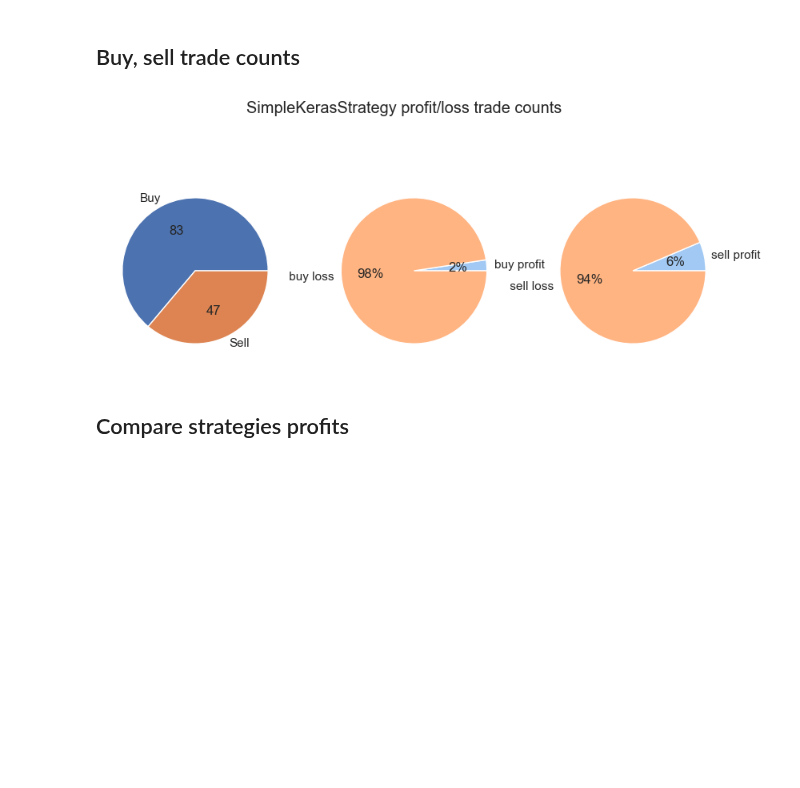
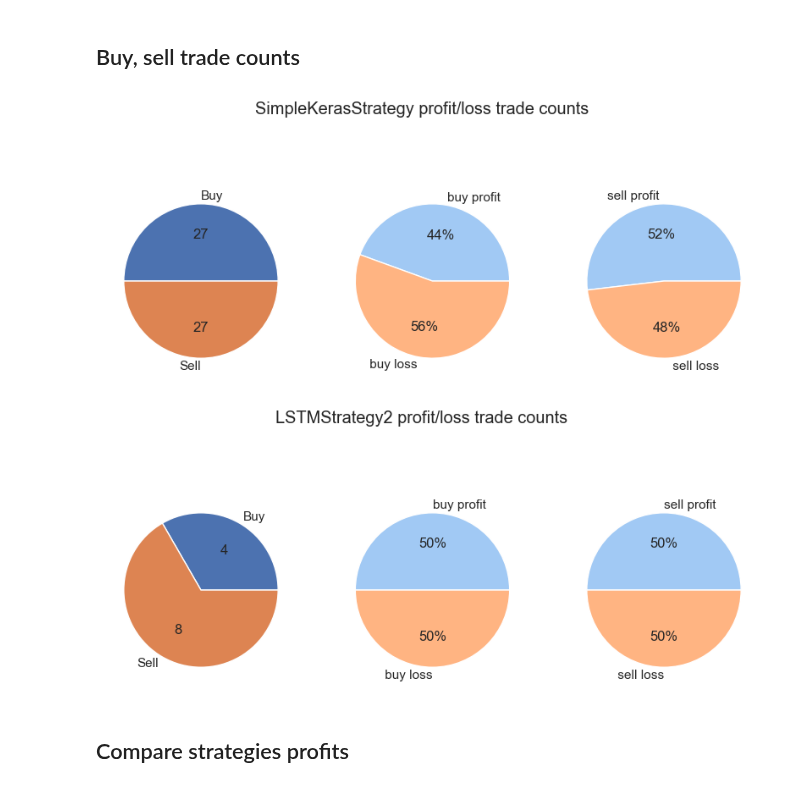
Before and after one commit to DmitryPukhov/pytrade2, a Jupyter notebook: analysis/Compare strategies.ipynb, the cells around one changed output. Saved outputs shown, nothing was run; the diff lists cells and outputs as text; code cells hidden in the pictures; blank space fills up the shorter version.

```diff
--- a/analysis/Compare strategies.ipynb
+++ b/analysis/Compare strategies.ipynb
@@ -16,8 +16,8 @@ pd.set_option('max_colwidth', None)
 Download the data from cloud, read strategies databases for analysis
 # %%
 plot_figsize=(10,5)
-strategies=["SimpleKerasStrategy", "LSTMStrategy", "LSTMStrategy2"]
-strategies=["SimpleKerasStrategy"]
+#strategies=["SimpleKerasStrategy", "LSTMStrategy", "LSTMStrategy2"]
+strategies=["SimpleKerasStrategy", "LSTMStrategy2"]
 # %%
 import os
 from datetime import datetime
@@ -60,7 +60,8 @@ def get_balance(strategy: str):
 def get_trades(strategy: str):
     """ Read strategy trades from related sqlite3 database"""
     data_dir=f"../data/yandex-cloud"
-    fee=0.0012
+    fee=0.000102
+    quantity_coeff=0.001
 
     db_path=f"{data_dir}/{strategy}/{strategy}.db"
     print(f"Get {strategy} trades from {db_path}")
@@ -69,10 +70,10 @@ def get_trades(strategy: str):
         trades=pd.read_sql_query("SELECT * FROM trade ORDER BY open_time",conn,
                                  parse_dates=["open_time", "close_time"])#.set_index("open_time", drop=False)
     trades["profit"] = np.where(trades["side"] == "BUY",
-                                (trades["close_price"]-trades["open_price"])*trades["quantity"],
-                                (trades["open_price"]-trades["close_price"])*trades["quantity"],
+                                (trades["close_price"]-trades["open_price"])*trades["quantity"]*quantity_coeff,
+                                (trades["open_price"]-trades["close_price"])*trades["quantity"]*quantity_coeff,
                                )
-    trades["profit"] = trades["profit"] - fee*(trades["open_price"] + trades["close_price"])*trades["quantity"]
+    trades["profit"] = trades["profit"] - fee*(trades["open_price"] + trades["close_price"])*trades["quantity"]*quantity_coeff
     trades["cum_profit"] = trades["profit"].cumsum()
     open_time=trades["open_time"].iloc[-1]
     close_time=trades["close_time"].iloc[-1]
@@ -259,36 +267,38 @@ plot_strategies_daily_profits(plot_profit_plt, strategies_trades, "profit")
 ## Buy, sell trade counts
 # %%
 def plot_trade_counts(strategy, trades):
+    trades = trades[:-1]
     buy_sell_counts = trades["side"].value_counts()
     total=len(trades)
     colors = sns.color_palette('pastel')[0:5]
     fig, (ax1, ax2, ax3) = plt.subplots(1, 3)
     fig.set_size_inches(plot_figsize)
     fig.suptitle(f'{strategy} profit/loss trade counts')
     # Buy/sell counts
     ax1.pie([len(trades[trades["side"]=="BUY"]),len(trades[trades["side"]=="SELL"])],
             labels=["Buy","Sell"], \
             autopct=lambda p: '{:.0f}'.format(p * total / 100))
     # Buy profit/loss counts
-    ax2.pie([len(trades[(trades["side"]=="BUY") &  (trades["profit"]>0)].index),\
-            len(trades[(trades["side"]=="BUY") &  (trades["profit"]<0)].index) \
+    ax2.pie([len(trades[(trades["side"]=="BUY") & (trades["profit"]>0)]),\
+            len(trades[(trades["side"]=="BUY") & (trades["profit"]<0)]) \
             ],
             labels=["buy profit", " buy loss"], autopct="%.0f%%", colors=colors)
     # Sell profit/loss counts
-    ax3.pie([len(trades[(trades["side"]=="SELL") &  (trades["profit"]>0)].index),\
-            len(trades[(trades["side"]=="SELL") &  (trades["profit"]<0)].index) \
+    ax3.pie([len(trades[(trades["side"]=="SELL") &  (trades["profit"]>0)]),\
+            len(trades[(trades["side"]=="SELL") &  (trades["profit"]<0)]) \
             ],
             labels=["sell profit", " sell loss"], autopct="%.0f%%", colors=colors)
     fig.subplots_adjust(top=1)
 
     plt.show()
 
 
 
 for strategy in strategies_trades:
     plot_trade_counts(strategy, strategies_trades[strategy])
 # %% [output]
-[figure, old version]
+[figure, new version]
+[figure, added]
 # %% [markdown]
 ## Compare strategies profits
 # %%
```
Also changed, not shown: parts of 10 cells of this notebook, 4 other files.
